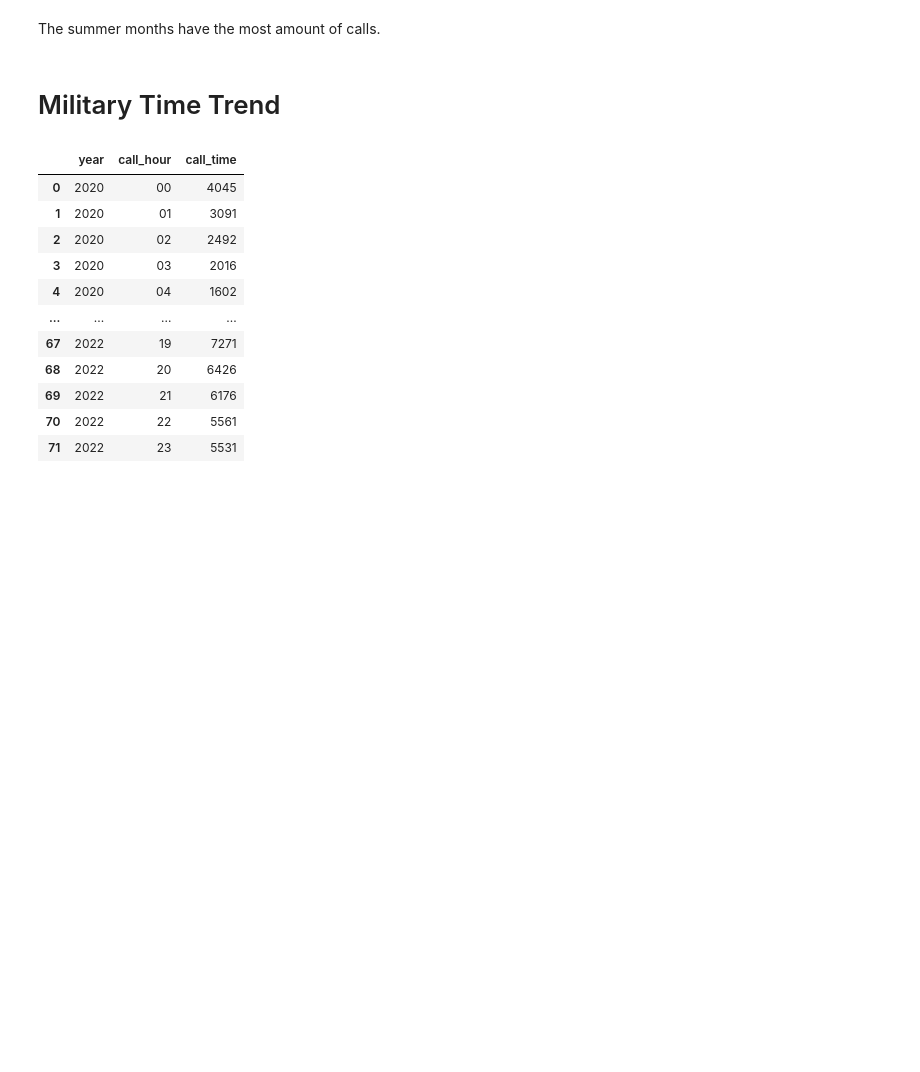
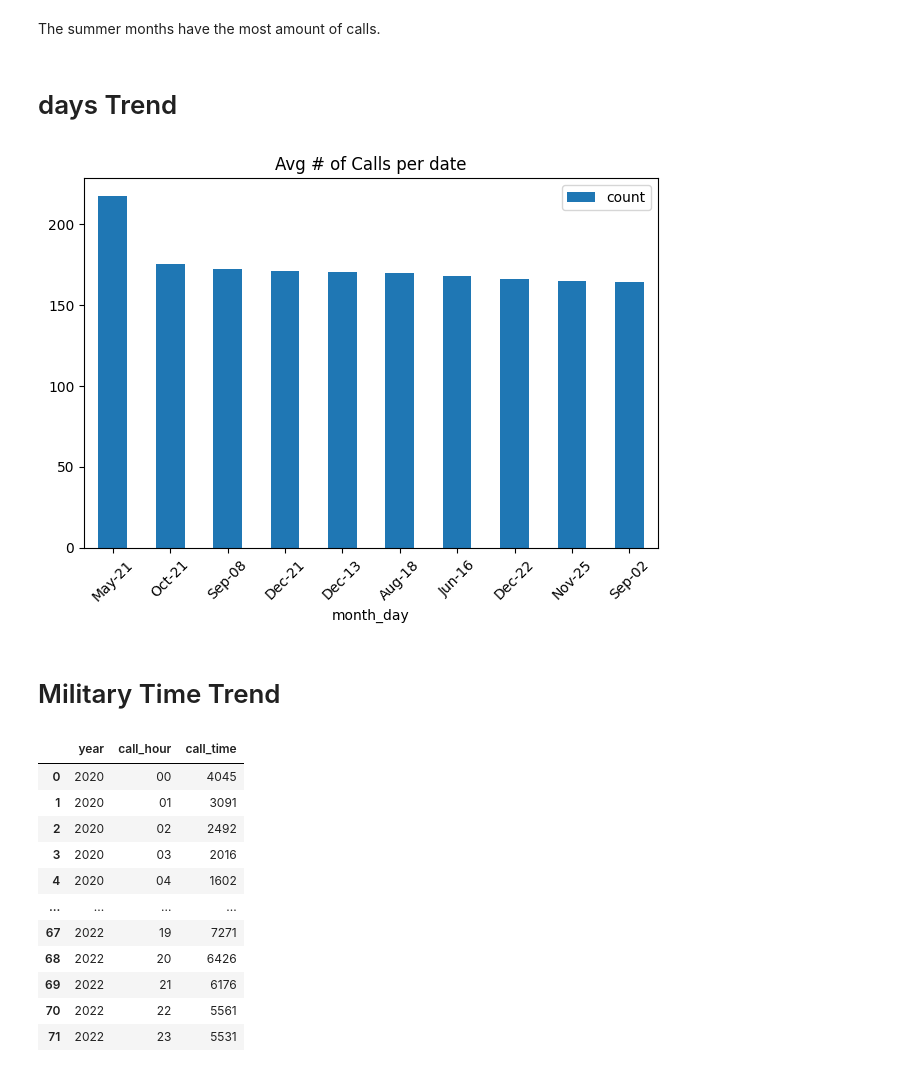
Before and after one commit to 10ken/staffing_crime_rate, a Jupyter notebook: crime_eda_qa.ipynb, the cells around one changed output. Cells and saved outputs as stored; diff of their text form; code cells hidden in the pictures; blank space fills up the shorter version.

```diff
--- a/crime_eda_qa.ipynb
+++ b/crime_eda_qa.ipynb
@@ -307,5 +349,26 @@ plt.show()
 # %% [markdown]
 The summer months have the most amount of calls.
+# %% [markdown]
+# days Trend
+# %%
+crime_df['day'] = crime_df['day'].apply(lambda x: f'0{x}'if len(str(x)) ==1 else x)
+crime_df['month_day'] = crime_df['month'] + '-'+ crime_df['day']
+# %%
+df_2022 = crime_df[ crime_df['year']=='2022'].copy()
+
+day_freq = df_2022['month_day'].value_counts().reset_index().sort_values(by='count', ascending=False)
+day_freq['count']=day_freq['count']/3
+day_freq.set_index('month_day', inplace=True)
+
+day_freq = day_freq.head(10)
+
+day_freq.plot(kind='bar')
+plt.tight_layout()
+plt.xticks(rotation=45)
+plt.title('Avg # of Calls per date')
+plt.show()
+# %% [output]
+[figure, added]
 # %% [markdown]
 # Military Time Trend
 # %%
```
Also changed, not shown: parts of 34 cells of this notebook, 1 other file.
